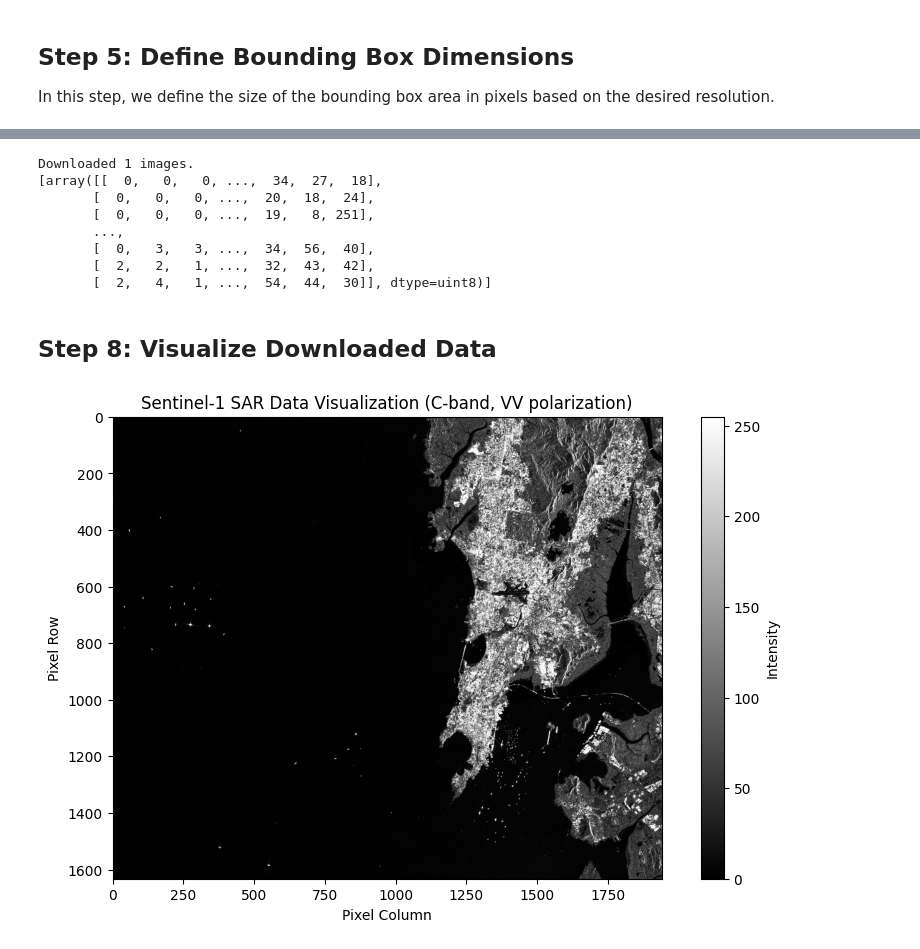
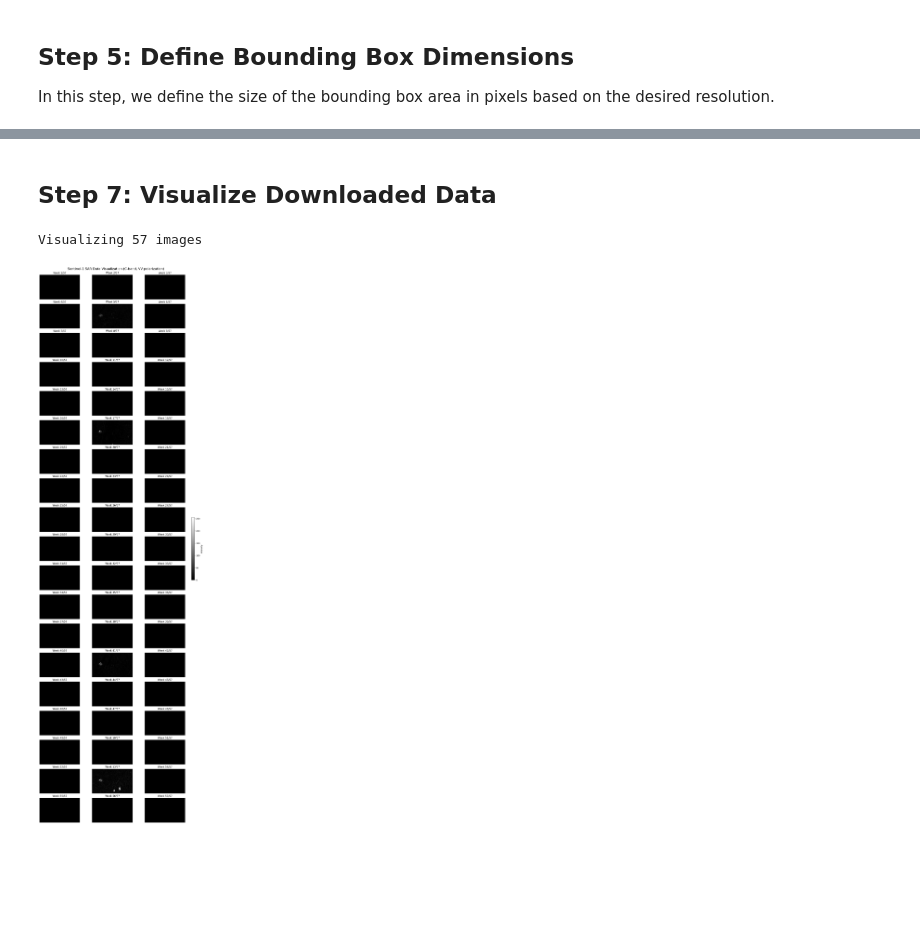
Before and after one commit to aryaniyaps/sentinel-1-sar-extraction, a Jupyter notebook: notebooks/download_sar_data.ipynb, the cells around one changed output, grey strips where cells are left out. Saved outputs shown, nothing was run; the diff lists cells and outputs as text; code cells hidden in the pictures; blank space fills up the shorter version.

Commit message:
collect one week's worth of data

```diff
--- a/notebooks/download_sar_data.ipynb
+++ b/notebooks/download_sar_data.ipynb
@@ -67,7 +68,7 @@ config = SHConfig(
 Here, we load the AOI from a GeoJSON file and extract its boundaries.
 # %%
 # Load the GeoJSON area of interest (AOI)
-aoi = gpd.read_file("extraction_areas/mumbai_offshore.geojson")
+aoi = gpd.read_file("extraction_areas/mumbai_offshore_subset.geojson")
 
 # Convert the AOI to a bounding box (min_x, min_y, max_x, max_y format)
 min_x, min_y, max_x, max_y = aoi.total_bounds
@@ -78,6 +79,6 @@ bbox = BBox(bbox=[min_x, min_y, max_x, max_y], crs=CRS.WGS84)  # type:ignore[arg
 In this step, we define the size of the bounding box area in pixels based on the desired resolution.
 # %%
 # Define the size of the bounding box area (in pixels)
-bbox_size = bbox_to_dimensions(bbox, resolution=30)  # Adjust resolution as needed
+bbox_size = bbox_to_dimensions(bbox, resolution=0.75)  # Adjust resolution as needed
 print(f"BBox dimensions: {bbox_size}")
 # %% [output]
@@ -87,3 +88,11 @@ BBox dimensions: (1942, 1633)
 
 Here, we configure the request for Sentinel-1 SAR data with the specified evaluation script.
+# %%
+from datetime import datetime, timedelta
+
+start_date = datetime(2018, 9, 1)
+end_date = datetime(2019, 9, 30)
+delta = timedelta(days=7)  # Change this to set your desired interval
+
+current_date = start_date
 # %%
@@ -124,26 +135,38 @@ Finally, we execute the request and download the SAR images. The downloaded imag
-# %%
-# Execute the request and download the products
-data = request.get_data(save_data=True, show_progress=True)
-print(f"Downloaded {len(data)} images.")
-# %% [output]
-Downloaded 1 images.
-[array([[  0,   0,   0, ...,  34,  27,  18],
-       [  0,   0,   0, ...,  20,  18,  24],
-       [  0,   0,   0, ...,  19,   8, 251],
-       ...,
-       [  0,   3,   3, ...,  34,  56,  40],
-       [  2,   2,   1, ...,  32,  43,  42],
-       [  2,   4,   1, ...,  54,  44,  30]], dtype=uint8)]
 # %% [markdown]
-## Step 8: Visualize Downloaded Data
+## Step 7: Visualize Downloaded Data
-# %%
-plt.figure(figsize=(10, 6))
-plt.imshow(data[0], cmap='gray', vmin=0, vmax=255)
-plt.colorbar(label='Intensity')
-plt.title('Sentinel-1 SAR Data Visualization (C-band, VV polarization)')
-plt.xlabel('Pixel Column')
-plt.ylabel('Pixel Row')
-plt.grid(False)  # Disable the grid
-plt.show()
-# %% [output]
-[figure, removed]
+# %%
+# Assuming all_data contains the images retrieved
+num_images = len(all_data)  # Number of images from requests
+print(f"Visualizing {num_images} images")
+
+# Define number of columns for the subplot
+num_cols = 3  # Set the number of columns
+num_rows = int(np.ceil(num_images / num_cols))  # Calculate number of rows
+
+fig, axes = plt.subplots(num_rows, num_cols, figsize=(12, num_rows * 2), constrained_layout=True)  # Use constrained layout
+
+# Flatten the axes array for easier indexing
+axes = axes.flatten()
+
+for i in range(num_images):
+    axes[i].imshow(all_data[i], cmap='gray', vmin=0, vmax=255)
+    axes[i].set_title(f'Week {i + 1}/{num_images}')  # Title for each subplot
+    axes[i].axis('off')  # Turn off the axis
+
+# Turn off any unused subplots
+for j in range(num_images, len(axes)):
+    axes[j].axis('off')  # Hide unused subplots
+
+# Create a shared colorbar
+# Adjusting the size and location of the colorbar
+cbar = plt.colorbar(axes[0].images[0], ax=axes, orientation='vertical', fraction=0.02, pad=0.04, shrink=0.8)
+cbar.set_label('Intensity')
+
+# Set the main title
+plt.suptitle('Sentinel-1 SAR Data Visualization (C-band, VV polarization)', fontsize=16)
+
+# Use tight layout to ensure no overlap
+plt.show()
+# %% [output]
+Visualizing 57 images
+[figure, added]
```
Also changed, not shown: parts of 6 cells of this notebook, 3 other files.
